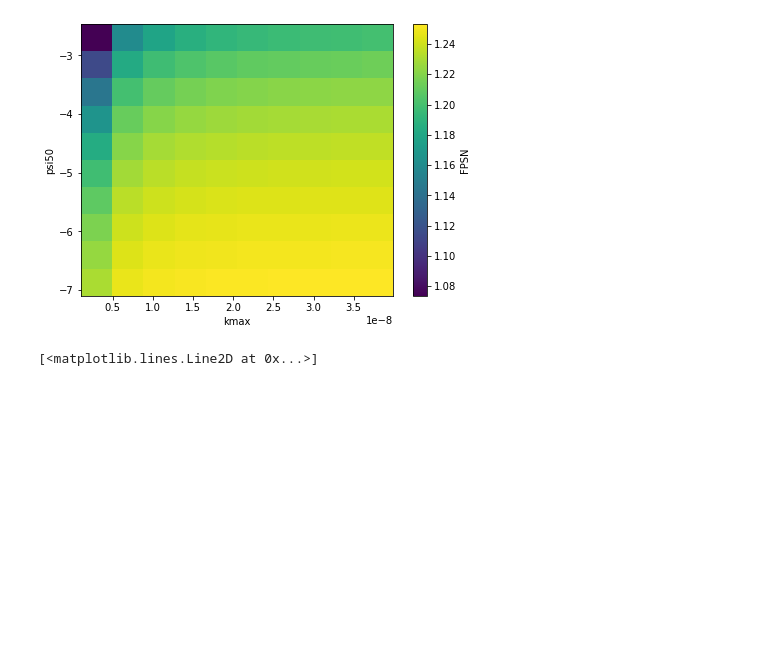
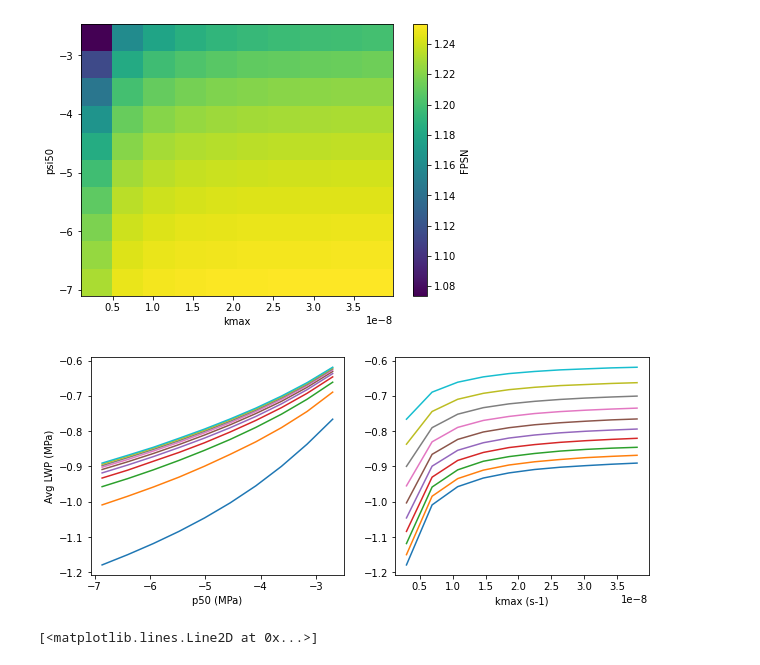
Before and after one commit to djk2120/mpj_osse, a Jupyter notebook: analysis/template.ipynb, the cells around one changed output. Cells and saved outputs as stored; diff of their text form; code cells hidden in the pictures; blank space fills up the shorter version.

```diff
--- a/analysis/template.ipynb
+++ b/analysis/template.ipynb
@@ -130,3 +151,16 @@ plt.xlabel('kmax')
 plt.ylabel('psi50');
 # %% [output]
 [figure]
+# %%
+vwp=1/101974*ds.VEGWP.isel(ens=np.arange(101)>0,nvegwcs=0).mean(dim='time').compute()
+# %%
+plt.figure(figsize=[10,4])
+plt.subplot(121)
+plt.plot(p50,vwp.values.reshape([10,10]));
+plt.ylabel('Avg LWP (MPa)')
+plt.xlabel('p50 (MPa)')
+plt.subplot(122)
+plt.plot(kmax,vwp.values.reshape([10,10]).T)
+plt.xlabel('kmax (s-1)');
+# %% [output]
+[figure, added]
```
Also changed, not shown: parts of 25 cells of this notebook.
